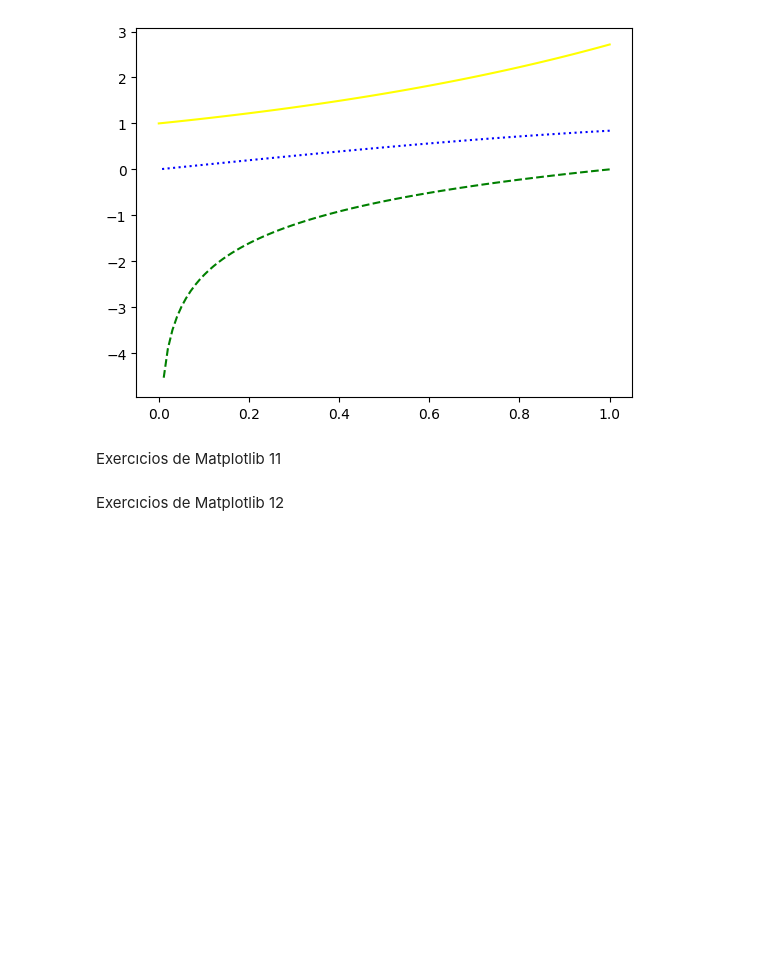
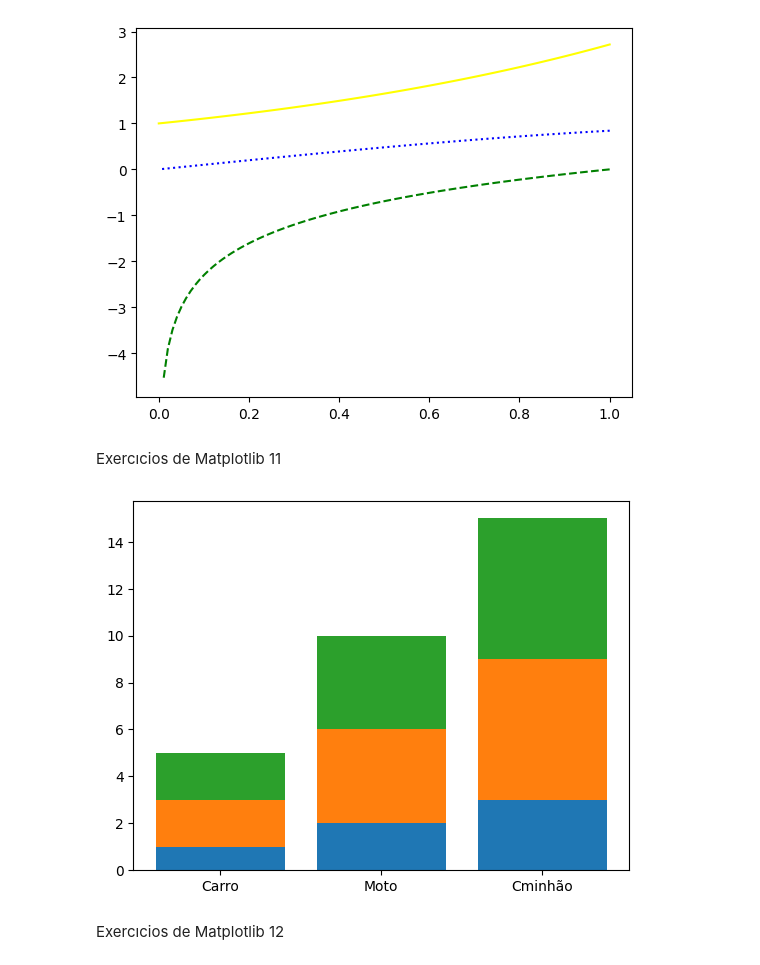
Before and after one commit to VictorMorais777/Disciplina-de-Inteligencia-Artificial, a Jupyter notebook: DataScience_JoaoVictorSilvaMorais_Engenharia_de_Software_Noturno_6B.ipynb, the cells around one changed output. Drawn from its saved outputs; the diff is of its cells as text; code cells hidden in the pictures; blank space fills up the shorter version.

```diff
--- a/DataScience_JoaoVictorSilvaMorais_Engenharia_de_Software_Noturno_6B.ipynb
+++ b/DataScience_JoaoVictorSilvaMorais_Engenharia_de_Software_Noturno_6B.ipynb
@@ -1190,5 +1190,21 @@ plt.show()
 [figure]
 # %% [markdown]
 Exercıcios de Matplotlib 11
+# %%
+import matplotlib.pyplot as plt
+import numpy as np
+
+categorias = ["Carro", "Moto", "Cminhão"]
+
+barra1 = [1, 2, 3]
+barra2 = [2, 4, 6]
+barra3 = [4, 8, 12]
+
+plt.bar(categorias, barra1)
+plt.bar(categorias, barra2, bottom=barra1)
+plt.bar(categorias, barra2, bottom=[a + b for a, b in zip(barra1, barra2)])
+plt.show()
+# %% [output]
+[figure, added]
 # %% [markdown]
 Exercıcios de Matplotlib 12
```
Also changed, not shown: parts of 10 cells of this notebook.
